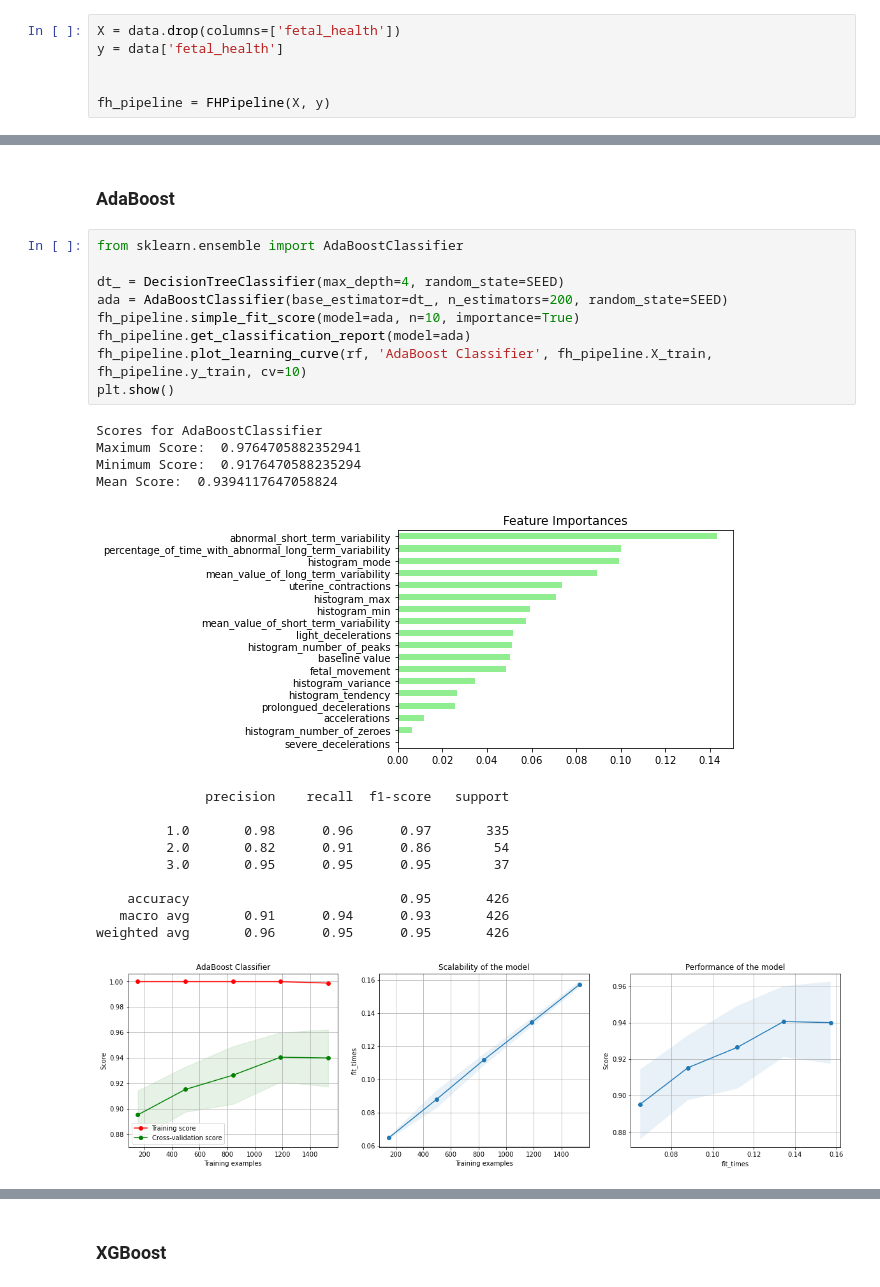
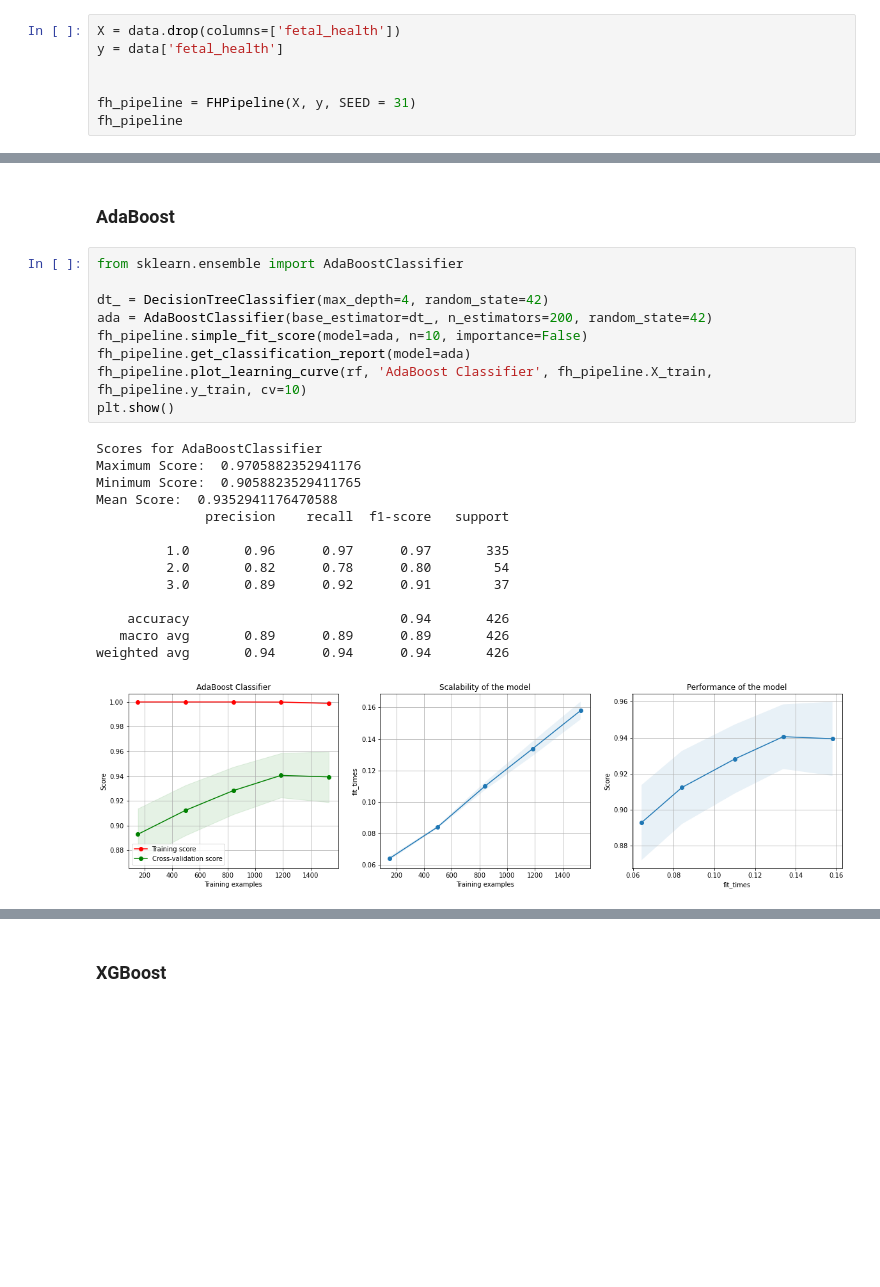
Before and after one commit to aegis301/fetal_health, a Jupyter notebook: 1_fetal_health.ipynb, the cells around one changed output, grey strips where cells are left out. Saved outputs shown, nothing was run; the diff lists cells and outputs as text; blank space fills up the shorter version.

```diff
--- a/1_fetal_health.ipynb
+++ b/1_fetal_health.ipynb
@@ -167,4 +167,5 @@ X = data.drop(columns=['fetal_health'])
 y = data['fetal_health']
 
 
-fh_pipeline = FHPipeline(X, y)
+fh_pipeline = FHPipeline(X, y, SEED = 31)
+fh_pipeline
@@ -287,28 +319,27 @@ plt.show()
 # %%
 from sklearn.ensemble import AdaBoostClassifier
 
-dt_ = DecisionTreeClassifier(max_depth=4, random_state=SEED)
-ada = AdaBoostClassifier(base_estimator=dt_, n_estimators=200, random_state=SEED)
-fh_pipeline.simple_fit_score(model=ada, n=10, importance=True)
+dt_ = DecisionTreeClassifier(max_depth=4, random_state=42)
+ada = AdaBoostClassifier(base_estimator=dt_, n_estimators=200, random_state=42)
+fh_pipeline.simple_fit_score(model=ada, n=10, importance=False)
 fh_pipeline.get_classification_report(model=ada)
 fh_pipeline.plot_learning_curve(rf, 'AdaBoost Classifier', fh_pipeline.X_train, fh_pipeline.y_train, cv=10)
 plt.show()
 # %% [output]
 Scores for AdaBoostClassifier
-Maximum Score:  0.9764705882352941
-Minimum Score:  0.9176470588235294
-Mean Score:  0.9394117647058824
+Maximum Score:  0.9705882352941176
+Minimum Score:  0.9058823529411765
+Mean Score:  0.9352941176470588
+              precision    recall  f1-score   support
+
+         1.0       0.96      0.97      0.97       335
+         2.0       0.82      0.78      0.80        54
+         3.0       0.89      0.92      0.91        37
+
+    accuracy                           0.94       426
+   macro avg       0.89      0.89      0.89       426
+weighted avg       0.94      0.94      0.94       426
-[figure, old version]
+[figure, new version]
-              precision    recall  f1-score   support
-
-         1.0       0.98      0.96      0.97       335
-         2.0       0.82      0.91      0.86        54
-         3.0       0.95      0.95      0.95        37
-
-    accuracy                           0.95       426
-   macro avg       0.91      0.94      0.93       426
-weighted avg       0.96      0.95      0.95       426
-[figure, removed]
 # %%
 from sklearn.ensemble import GradientBoostingClassifier
 
```
Also changed, not shown: parts of 9 cells of this notebook, 1 other file.
